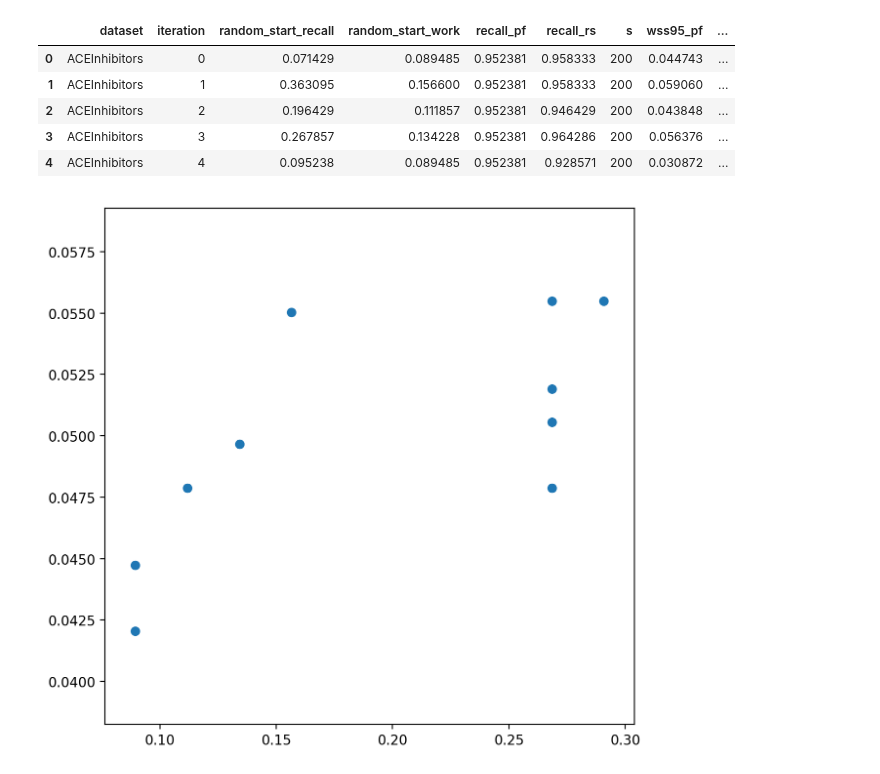
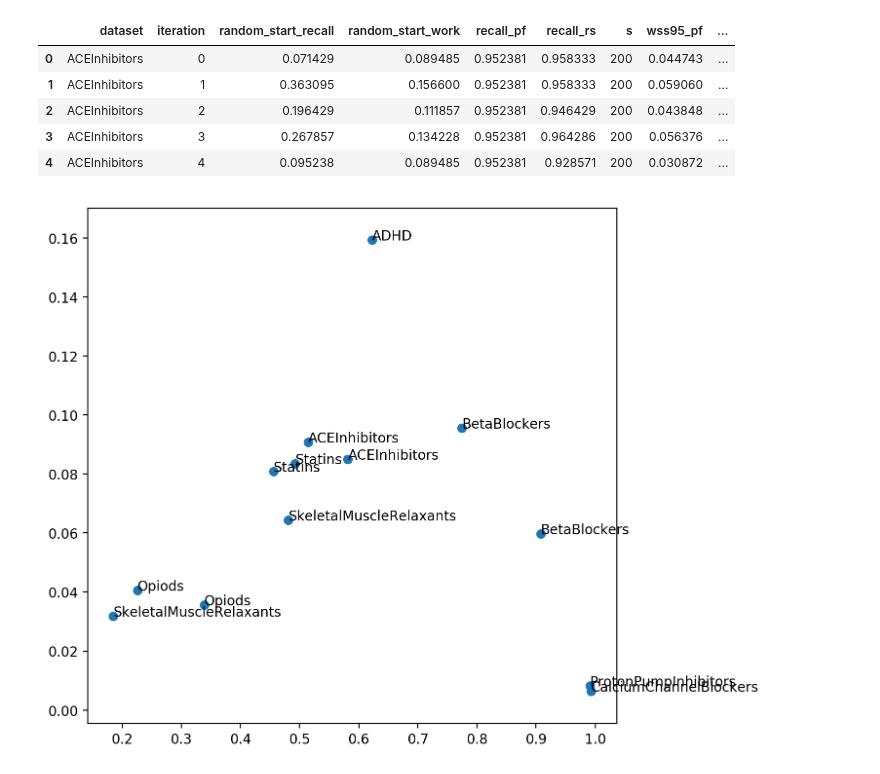
Before and after one commit to mcallaghan/rapid-screening, a Jupyter notebook: analysis/evaluation.ipynb, the cells around one changed output. Drawn from its saved outputs; the diff is of its cells as text; code cells hidden in the pictures.

```diff
--- a/analysis/evaluation.ipynb
+++ b/analysis/evaluation.ipynb
@@ -19,6 +51,7 @@ for fpath in os.listdir('../data/'):
     else:
         document_index = pd.concat([document_index,ndf])
 
+document_index["text"] = document_index["ab"] + document_index["mesh"]
 document_index = document_index.drop_duplicates()
 print(document_index.shape)
 document_index.head()
@@ -90,10 +127,17 @@ plt.show()
 # %%
 importlib.reload(rr)
 
-recalculate = False
+recalculate = True
 if recalculate:
     models = [
-        SVC(kernel='linear',C=2,probability=True)
+        SVC(kernel='linear',class_weight='balanced',probability=True)
+        #MultinomialNB(alpha=0.1)
+        #MLPClassifier(
+        #    solver='lbfgs',
+        #    alpha=0.1,
+        #    hidden_layer_sizes=(10),
+        #    random_state=1
+        #)
     ]
     iterations = 1
 
@@ -111,10 +155,10 @@ if recalculate:
         if name not in ["ACEInhibitors","BetaBlockers"]:
             continue
         ss = rr.ScreenScenario(
-            df, models, 500, [50,100,200], name
+            df, models, 300, [50,100,200], name
         )
         for i in range(iterations):
-            results.append(ss.screen(i, False))
+            #results.append(ss.screen(i, False))
             rs_results.append(ss.screen(i, True))
             paths.append({
                 "dataset": name,
@@ -122,10 +166,11 @@ if recalculate:
                 "recall_path": ss.recall_track,
                 "estimated_recall_path": ss.estimated_recall_path
             })
+        break
 
     results_2 = pd.DataFrame.from_dict(results)
     rs_results_2 = pd.DataFrame.from_dict(rs_results)
-    print(rs_results_df.shape)
+    #print(rs_results_df.shape)
     path_df = pd.DataFrame.from_dict(paths)
 
 
@@ -134,5 +179,5 @@ else:
     rs_results_df = pd.read_csv('../results/rs_results.csv')
     path_df = pd.read_csv('../results/paths.csv')
 
-rs_results_df.head()
+#rs_results_df.head()
 # %% [output]
@@ -346,7 +362,9 @@ plt.show()
 # %%
 fig, axs = plt.subplots(2,2,figsize=(7,7),dpi=200,sharey=True, sharex=True)
 
-for i, ss in enumerate(['_rs','_bir','_ih']):
+results_all = pd.concat([results_df, rs_results_df])
+
+for i, ss in enumerate(['_rs','_bir','_ih_50']):
     ax = axs[i//2][i%2]
     ax.hexbin(
         results_all[f'wss95{ss}'].dropna(),
@@ -372,11 +397,23 @@ rs_results_df.head()
 # %%
 fig, ax = plt.subplots(figsize=(7,7),dpi=200)
 
-df = rs_results_df[rs_results_df['dataset']=='ACEInhibitors']
+df = rs_results_df#[rs_results_df['dataset']=='ACEInhibitors']
+
+
+df = df[pd.notna(df['random_start_work'])]
+
+x = 'random_start_work'
+
 ax.scatter(
-    df['random_start_work'],
+    df[x],
     df['wss95_rs'],
 )
+for i, row in df.iterrows():
+    ax.text(
+        row[x],
+        row['wss95_rs'],
+        row['dataset']
+    )
 plt.show()
 # %% [output]
-[figure, old version]
+[figure, new version]
```
Also changed, not shown: parts of 23 cells of this notebook, 1 other file.
